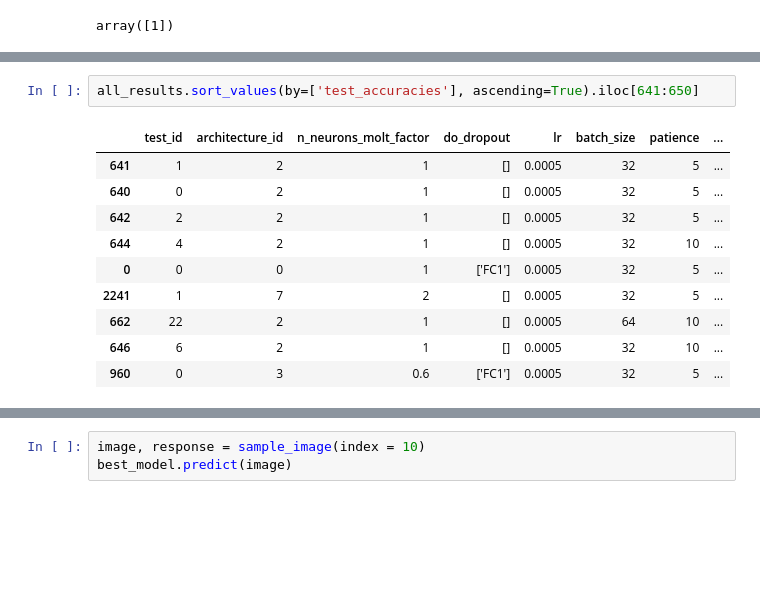
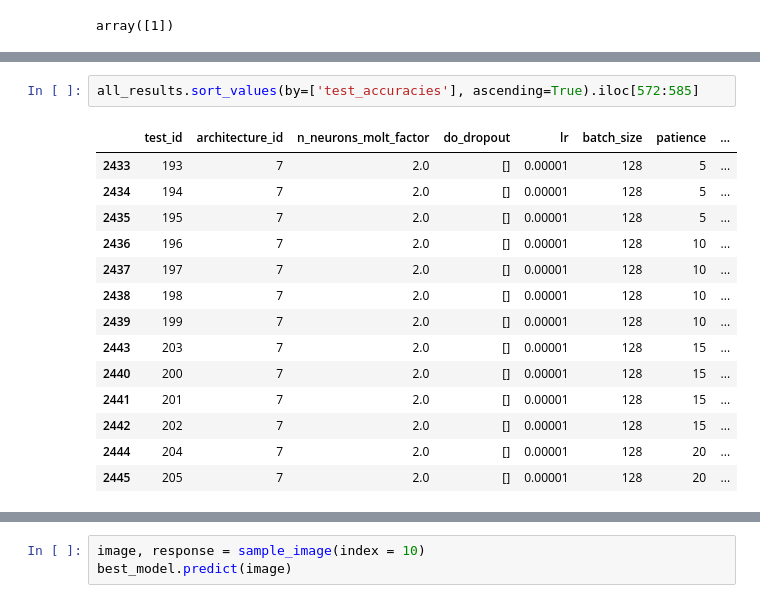
Before and after one commit to Lotto98/Sign-Language-MNIST, a Jupyter notebook: src/Classifier_2.ipynb, the cells around one changed output, grey strips where cells are left out. Cells and saved outputs as stored; diff of their text form; blank space fills up the shorter version.

```diff
--- a/src/Classifier_2.ipynb
+++ b/src/Classifier_2.ipynb
@@ -247,14 +299,18 @@ Classifier_2 (n_neurons_molt_factor=0.6, do_dropout=[])_test_23
 # %%
-all_results.sort_values(by=['test_accuracies'], ascending=True).iloc[641:650]
+all_results.sort_values(by=['test_accuracies'], ascending=True).iloc[572:585]
 # %% [output]
 |  | test_id | architecture_id | n_neurons_molt_factor | do_dropout | lr | batch_size | patience | ... |
-| 641 | 1 | 2 | 1 | [] | 0.0005 | 32 | 5 | ... |
-| 640 | 0 | 2 | 1 | [] | 0.0005 | 32 | 5 | ... |
-| 642 | 2 | 2 | 1 | [] | 0.0005 | 32 | 5 | ... |
-| 644 | 4 | 2 | 1 | [] | 0.0005 | 32 | 10 | ... |
-| 0 | 0 | 0 | 1 | ['FC1'] | 0.0005 | 32 | 5 | ... |
-| 2241 | 1 | 7 | 2 | [] | 0.0005 | 32 | 5 | ... |
-| 662 | 22 | 2 | 1 | [] | 0.0005 | 64 | 10 | ... |
-| 646 | 6 | 2 | 1 | [] | 0.0005 | 32 | 10 | ... |
-| 960 | 0 | 3 | 0.6 | ['FC1'] | 0.0005 | 32 | 5 | ... |
+| 2433 | 193 | 7 | 2.0 | [] | 0.00001 | 128 | 5 | ... |
+| 2434 | 194 | 7 | 2.0 | [] | 0.00001 | 128 | 5 | ... |
+| 2435 | 195 | 7 | 2.0 | [] | 0.00001 | 128 | 5 | ... |
+| 2436 | 196 | 7 | 2.0 | [] | 0.00001 | 128 | 10 | ... |
+| 2437 | 197 | 7 | 2.0 | [] | 0.00001 | 128 | 10 | ... |
+| 2438 | 198 | 7 | 2.0 | [] | 0.00001 | 128 | 10 | ... |
+| 2439 | 199 | 7 | 2.0 | [] | 0.00001 | 128 | 10 | ... |
+| 2443 | 203 | 7 | 2.0 | [] | 0.00001 | 128 | 15 | ... |
+| 2440 | 200 | 7 | 2.0 | [] | 0.00001 | 128 | 15 | ... |
+| 2441 | 201 | 7 | 2.0 | [] | 0.00001 | 128 | 15 | ... |
+| 2442 | 202 | 7 | 2.0 | [] | 0.00001 | 128 | 15 | ... |
+| 2444 | 204 | 7 | 2.0 | [] | 0.00001 | 128 | 20 | ... |
+| 2445 | 205 | 7 | 2.0 | [] | 0.00001 | 128 | 20 | ... |
 # %%
```
Also changed, not shown: parts of 17 cells of this notebook, 3 other files.
